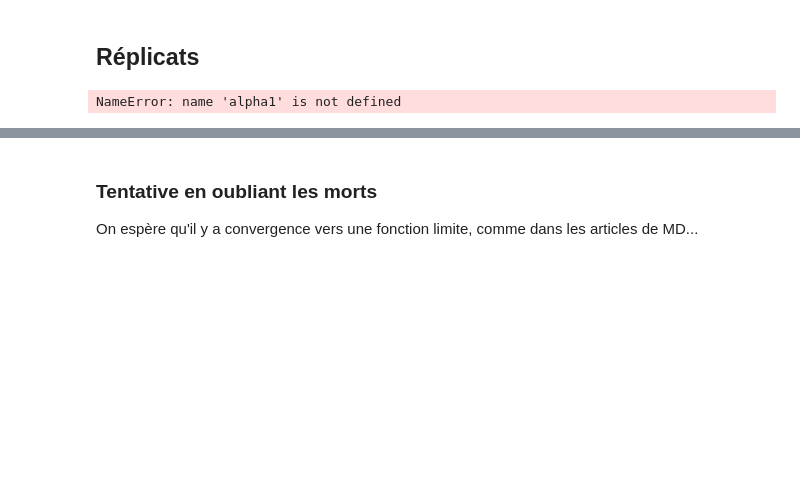
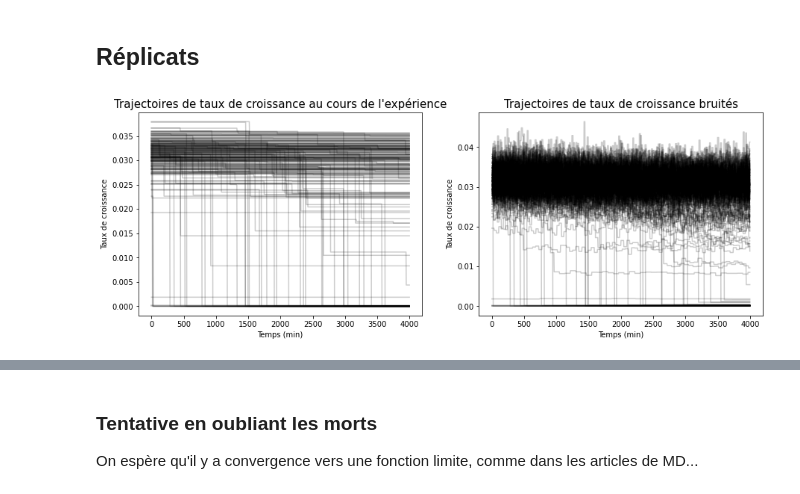
Before and after one commit to Jeremy-Andreoletti/MSV_Project_DFE, a Jupyter notebook: Simulations.ipynb, the cells around one changed output, grey strips where cells are left out. Cells and saved outputs as stored; diff of their text form; code cells hidden in the pictures; blank space fills up the shorter version.

```diff
--- a/Simulations.ipynb
+++ b/Simulations.ipynb
@@ -609,40 +609,41 @@ def sim_B_growth (growthR_init, dty_mix, dty_weights, mut_shape, sd_noise, const
 
     # Évolution du taux de croissance au cours du temps
     growthR_sim = []
     for i in range (0, np.shape(mutation_time)[1]):  # pour chaque expérience
         # Identifier après quelle mutation la mesure est faite
         cond = np.array([time<t for t in mutation_time[:,i]]) & np.array([time>=t for t in np.concatenate(([0],mutation_time[:-1,i]))])
         # Prendre la valeur de taux de croissance associé à cette mutation
         growthR_sim.append(np.piecewise(time, condlist = cond, funclist = growthR_steps_sim[1:,i]))
 
     growthR_sim = np.array(growthR_sim).T
     growthR_sim_noise = np.array([average_by_generation(growthR, sd_noise) for growthR in growthR_sim.T]).T
 
     return ([growthR_sim, growthR_sim_noise])
 
 
 # Combiner différentes densités pour former une DFE mixte
-#dty_mix = (np.random.beta(alpha, beta, mut_shape),           # distribution beta inférée dans l'article
-#           np.ones(mut_shape))                               # mutations létales
-dty_mix = (np.random.beta(alpha1,beta1, mut_shape),
-           np.random.beta(alpha2,beta2, mut_shape),
-           np.ones(mut_shape))
+dty_mix = (np.random.beta(alpha, beta, mut_shape),           # distribution beta inférée dans l'article
+           np.ones(mut_shape))                               # mutations létales
+dty_weights = np.array([1-lethal_mut_proba, lethal_mut_proba])   # poids de chaque densité
 
-dty_weights = np.array([(1-lethal_mut_proba)/2,(1-lethal_mut_proba)/2, lethal_mut_proba])   # poids de chaque densité
+#dty_mix = (np.random.beta(alpha1,beta1, mut_shape),
+#           np.random.beta(alpha2,beta2, mut_shape),
+#           np.ones(mut_shape))
+#dty_weights = np.array([(1-lethal_mut_proba)/2,(1-lethal_mut_proba)/2, lethal_mut_proba])   # poids de chaque densité
 
 growthR_sim, growthR_sim_noise = sim_B_growth(growthR_init, dty_mix, dty_weights, mut_shape, sd_noise, constant_mut_rate, mutation_rate, seed=0)
 
 im, ax = plt.subplots(1,2,figsize=(15,5))
 ax[0].plot(time, growthR_sim[:,:200], color="black", alpha=0.2)
 ax[0].set_title("Trajectoires de taux de croissance au cours de l'expérience",fontsize=15)
 ax[0].set(xlabel="Temps (min)", ylabel="Taux de croissance")
 
 ax[1].plot(time, growthR_sim_noise[:,:200], color="black", alpha=0.2)
 ax[1].set_title("Trajectoires de taux de croissance bruités",fontsize=15)
 ax[1].set(xlabel="Temps (min)", ylabel="Taux de croissance")
 plt.show()
 # %% [output]
-NameError: name 'alpha1' is not defined
+[figure, added]
 # %%
 #growthR_sim_replicates = [sim_B_growth (growthR_init, dty_mix, dty_weights, mut_shape, sd_noise,
 #                                        constant_mut_rate, mutation_rate, seed=k)[0] for k in range(100)]
```
Also changed, not shown: parts of 3 cells of this notebook, 4 other files.
